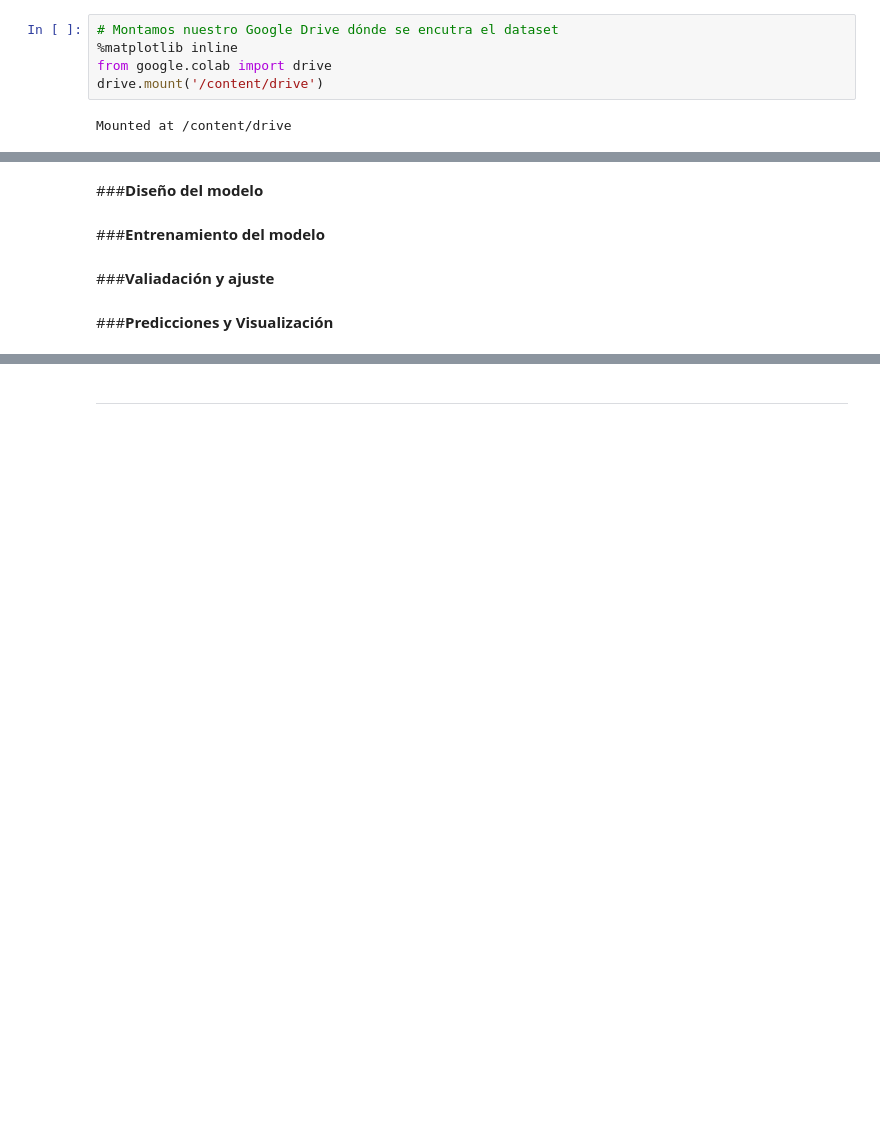
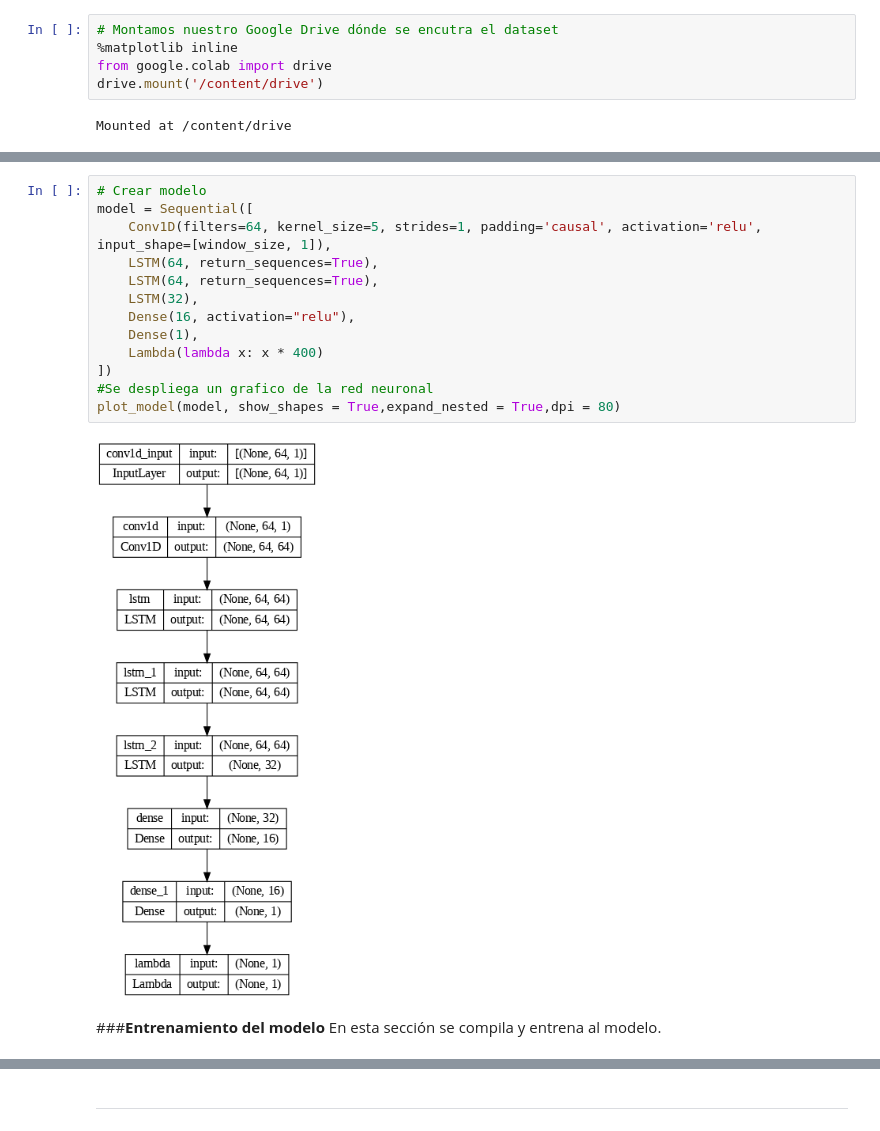
Before and after one commit to DCI-alxogm/ml2023-proditorIF, a Jupyter notebook: Final_Proy/Final_project_SunSpots_McLearn_BRM.ipynb, the cells around one changed output, grey strips where cells are left out. Cells and saved outputs as stored; diff of their text form; blank space fills up the shorter version.

```diff
--- a/Final_Proy/Final_project_SunSpots_McLearn_BRM.ipynb
+++ b/Final_Proy/Final_project_SunSpots_McLearn_BRM.ipynb
@@ -155,8 +312,18 @@ for cycle_start, cycle_end in cycles:
+# %%
+# Crear modelo
+model = Sequential([
+    Conv1D(filters=64, kernel_size=5, strides=1, padding='causal', activation='relu', input_shape=[window_size, 1]),
+    LSTM(64, return_sequences=True),
+    LSTM(64, return_sequences=True),
+    LSTM(32),
+    Dense(16, activation="relu"),
+    Dense(1),
+    Lambda(lambda x: x * 400)
+])
+#Se despliega un grafico de la red neuronal
+plot_model(model, show_shapes = True,expand_nested = True,dpi = 80)
+# %% [output]
+[figure, added]
 # %% [markdown]
-###**Diseño del modelo**<a name="DModel"></a>
+###**Entrenamiento del modelo**<a name="EntD"></a>
+En esta sección se compila y entrena al modelo.
-# %% [markdown]
-###**Entrenamiento del modelo**<a name="EntD"></a>
-# %% [markdown]
-###**Valiadación y ajuste**<a name="ValAj"></a>
-# %% [markdown]
-###**Predicciones y Visualización**<a name="PredV"></a>
```
Also changed, not shown: parts of 40 cells of this notebook.
